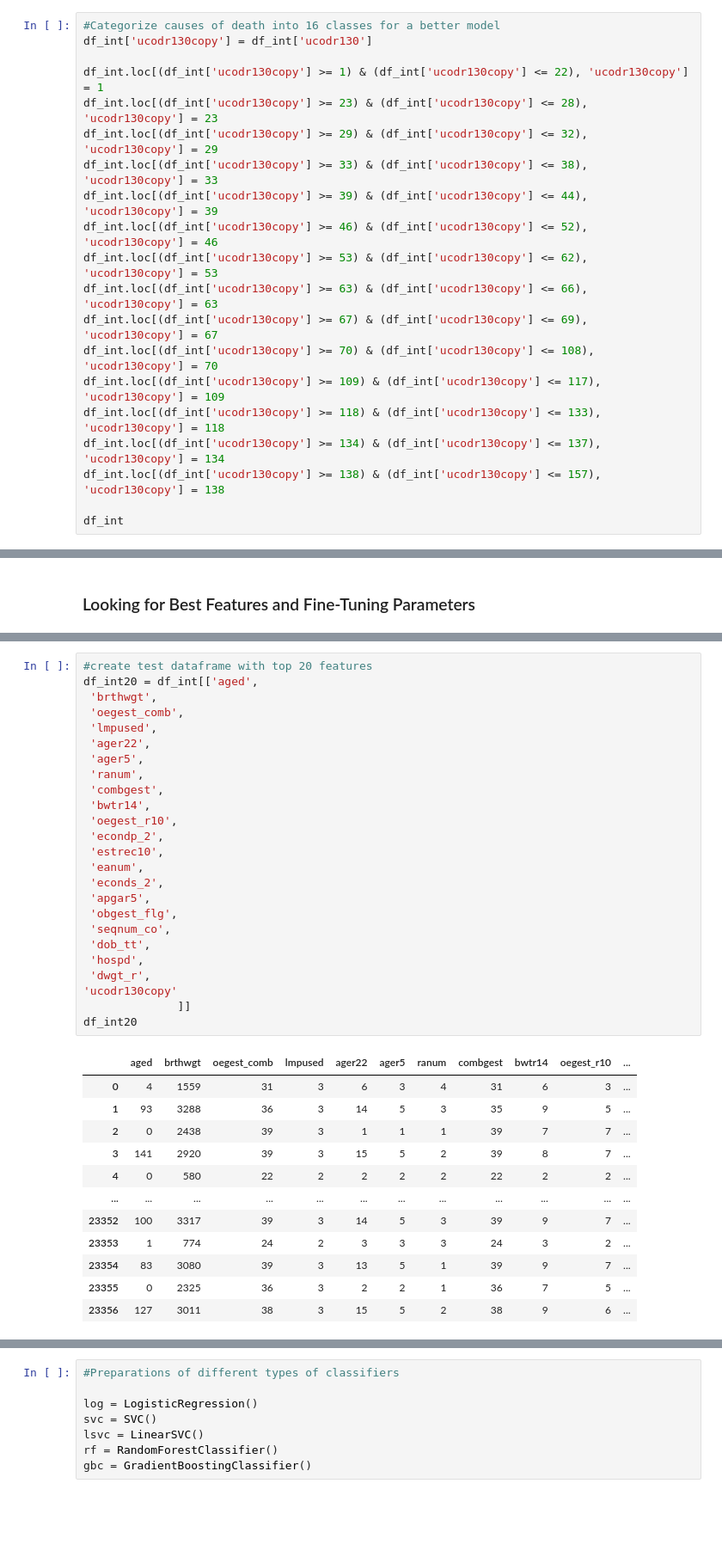
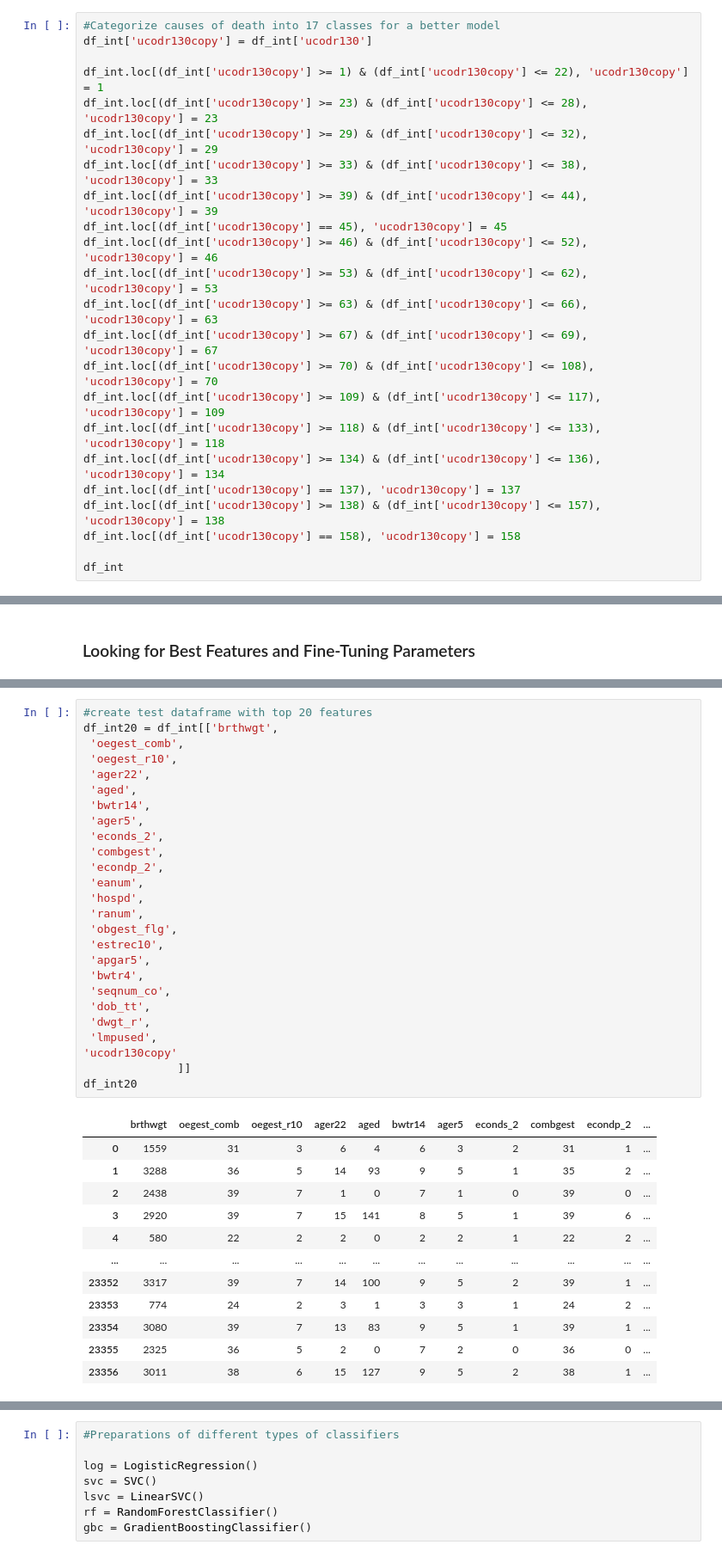
Before and after one commit to ythuang26/infant_mortalitypred, a Jupyter notebook: Infant Mortality Predictions-Part 1.ipynb, the cells around one changed output, grey strips where cells are left out. Shown at 86% size. Drawn from its saved outputs; the diff is of its cells as text; blank space fills up the shorter version.

```diff
--- a/Infant Mortality Predictions-Part 1.ipynb
+++ b/Infant Mortality Predictions-Part 1.ipynb
@@ -181,7 +181,7 @@ print(f"Top 20 causes of Infant Death make up {unique_counts.head(20).sum()/len(
 # %% [output]
 Top 20 causes of Infant Death make up 69.76067131909063% of deaths
 # %%
-#Categorize causes of death into 16 classes for a better model
+#Categorize causes of death into 17 classes for a better model
 df_int['ucodr130copy'] = df_int['ucodr130']
 
 df_int.loc[(df_int['ucodr130copy'] >= 1) & (df_int['ucodr130copy'] <= 22), 'ucodr130copy'] = 1
@@ -189,6 +189,7 @@ df_int.loc[(df_int['ucodr130copy'] >= 23) & (df_int['ucodr130copy'] <= 28), 'uco
 df_int.loc[(df_int['ucodr130copy'] >= 29) & (df_int['ucodr130copy'] <= 32), 'ucodr130copy'] = 29
 df_int.loc[(df_int['ucodr130copy'] >= 33) & (df_int['ucodr130copy'] <= 38), 'ucodr130copy'] = 33
 df_int.loc[(df_int['ucodr130copy'] >= 39) & (df_int['ucodr130copy'] <= 44), 'ucodr130copy'] = 39
+df_int.loc[(df_int['ucodr130copy'] == 45), 'ucodr130copy'] = 45
 df_int.loc[(df_int['ucodr130copy'] >= 46) & (df_int['ucodr130copy'] <= 52), 'ucodr130copy'] = 46
 df_int.loc[(df_int['ucodr130copy'] >= 53) & (df_int['ucodr130copy'] <= 62), 'ucodr130copy'] = 53
 df_int.loc[(df_int['ucodr130copy'] >= 63) & (df_int['ucodr130copy'] <= 66), 'ucodr130copy'] = 63
@@ -196,8 +197,10 @@ df_int.loc[(df_int['ucodr130copy'] >= 67) & (df_int['ucodr130copy'] <= 69), 'uco
 df_int.loc[(df_int['ucodr130copy'] >= 70) & (df_int['ucodr130copy'] <= 108), 'ucodr130copy'] = 70
 df_int.loc[(df_int['ucodr130copy'] >= 109) & (df_int['ucodr130copy'] <= 117), 'ucodr130copy'] = 109
 df_int.loc[(df_int['ucodr130copy'] >= 118) & (df_int['ucodr130copy'] <= 133), 'ucodr130copy'] = 118
-df_int.loc[(df_int['ucodr130copy'] >= 134) & (df_int['ucodr130copy'] <= 137), 'ucodr130copy'] = 134
+df_int.loc[(df_int['ucodr130copy'] >= 134) & (df_int['ucodr130copy'] <= 136), 'ucodr130copy'] = 134
+df_int.loc[(df_int['ucodr130copy'] == 137), 'ucodr130copy'] = 137
 df_int.loc[(df_int['ucodr130copy'] >= 138) & (df_int['ucodr130copy'] <= 157), 'ucodr130copy'] = 138
+df_int.loc[(df_int['ucodr130copy'] == 158), 'ucodr130copy'] = 158
 
 df_int
 # %% [output]
@@ -285,38 +288,39 @@ display(imp_features.head(21).index.tolist())
 # %%
 #create test dataframe with top 20 features
-df_int20 = df_int[['aged',
- 'brthwgt',
+df_int20 = df_int[['brthwgt',
  'oegest_comb',
- 'lmpused',
+ 'oegest_r10',
  'ager22',
+ 'aged',
+ 'bwtr14',
  'ager5',
+ 'econds_2',
+ 'combgest',
+ 'econdp_2',
+ 'eanum',
+ 'hospd',
  'ranum',
- 'combgest',
- 'bwtr14',
- 'oegest_r10',
- 'econdp_2',
+ 'obgest_flg',
  'estrec10',
- 'eanum',
- 'econds_2',
  'apgar5',
- 'obgest_flg',
+ 'bwtr4',
  'seqnum_co',
  'dob_tt',
- 'hospd',
  'dwgt_r',
+ 'lmpused',
 'ucodr130copy'
               ]]
 df_int20
 # %% [output]
-|  | aged | brthwgt | oegest_comb | lmpused | ager22 | ager5 | ranum | combgest | bwtr14 | oegest_r10 | ... |
-| 0 | 4 | 1559 | 31 | 3 | 6 | 3 | 4 | 31 | 6 | 3 | ... |
-| 1 | 93 | 3288 | 36 | 3 | 14 | 5 | 3 | 35 | 9 | 5 | ... |
-| 2 | 0 | 2438 | 39 | 3 | 1 | 1 | 1 | 39 | 7 | 7 | ... |
-| 3 | 141 | 2920 | 39 | 3 | 15 | 5 | 2 | 39 | 8 | 7 | ... |
-| 4 | 0 | 580 | 22 | 2 | 2 | 2 | 2 | 22 | 2 | 2 | ... |
+|  | brthwgt | oegest_comb | oegest_r10 | ager22 | aged | bwtr14 | ager5 | econds_2 | combgest | econdp_2 | ... |
+| 0 | 1559 | 31 | 3 | 6 | 4 | 6 | 3 | 2 | 31 | 1 | ... |
+| 1 | 3288 | 36 | 5 | 14 | 93 | 9 | 5 | 1 | 35 | 2 | ... |
+| 2 | 2438 | 39 | 7 | 1 | 0 | 7 | 1 | 0 | 39 | 0 | ... |
+| 3 | 2920 | 39 | 7 | 15 | 141 | 8 | 5 | 1 | 39 | 6 | ... |
+| 4 | 580 | 22 | 2 | 2 | 0 | 2 | 2 | 1 | 22 | 2 | ... |
 | ... | ... | ... | ... | ... | ... | ... | ... | ... | ... | ... | ... |
-| 23352 | 100 | 3317 | 39 | 3 | 14 | 5 | 3 | 39 | 9 | 7 | ... |
-| 23353 | 1 | 774 | 24 | 2 | 3 | 3 | 3 | 24 | 3 | 2 | ... |
-| 23354 | 83 | 3080 | 39 | 3 | 13 | 5 | 1 | 39 | 9 | 7 | ... |
-| 23355 | 0 | 2325 | 36 | 3 | 2 | 2 | 1 | 36 | 7 | 5 | ... |
-| 23356 | 127 | 3011 | 38 | 3 | 15 | 5 | 2 | 38 | 9 | 6 | ... |
+| 23352 | 3317 | 39 | 7 | 14 | 100 | 9 | 5 | 2 | 39 | 1 | ... |
+| 23353 | 774 | 24 | 2 | 3 | 1 | 3 | 3 | 1 | 24 | 2 | ... |
+| 23354 | 3080 | 39 | 7 | 13 | 83 | 9 | 5 | 1 | 39 | 1 | ... |
+| 23355 | 2325 | 36 | 5 | 2 | 0 | 7 | 2 | 0 | 36 | 0 | ... |
+| 23356 | 3011 | 38 | 6 | 15 | 127 | 9 | 5 | 2 | 38 | 1 | ... |
```
Also changed, not shown: parts of 9 cells of this notebook, 1 other file.
